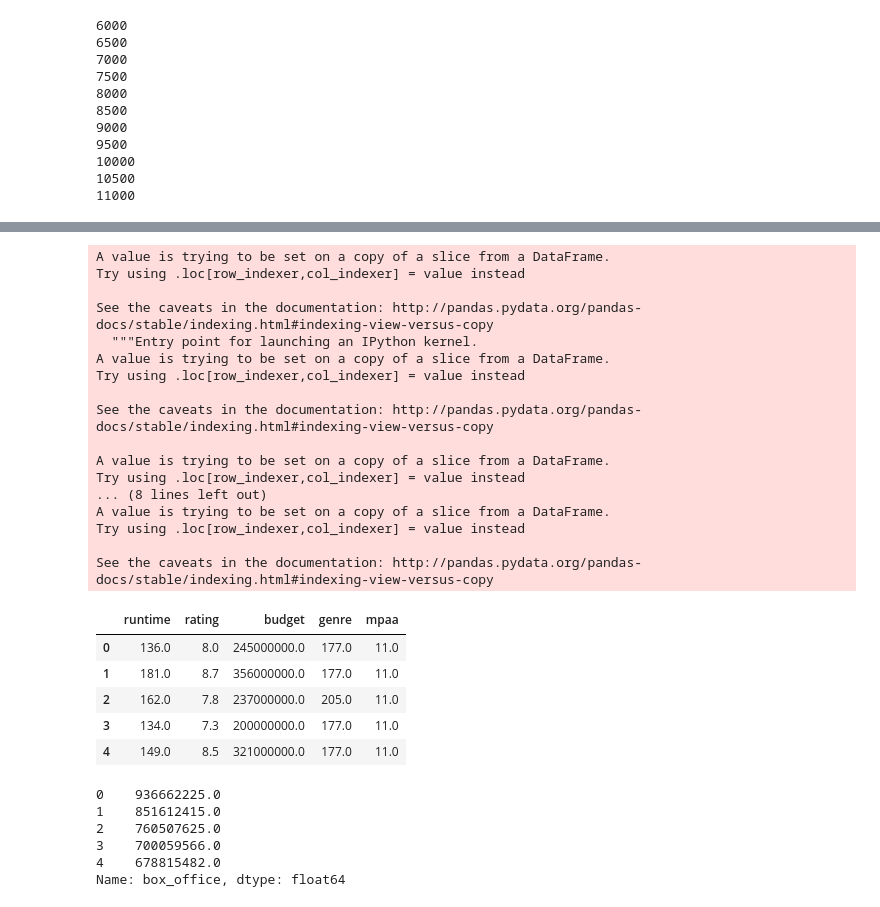
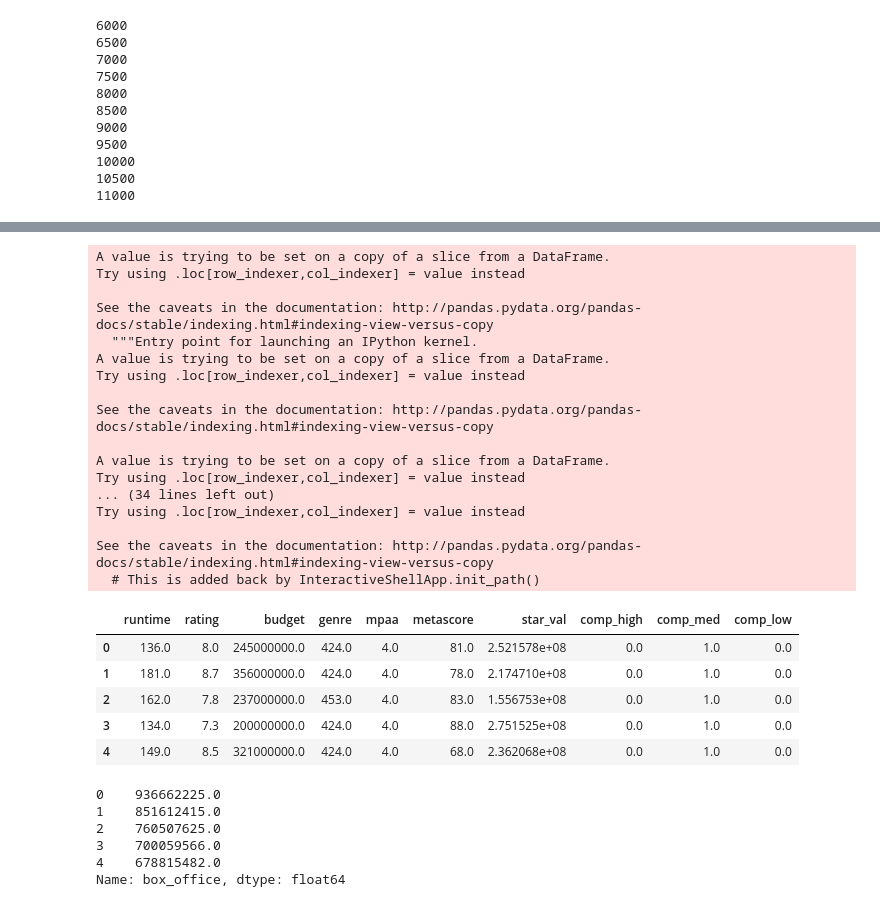
Before and after one commit to F1nalFortune/MLP, a Jupyter notebook: Functional_MLP.ipynb, the cells around one changed output, grey strips where cells are left out. Drawn from its saved outputs; the diff is of its cells as text; code cells hidden in the pictures.

```diff
--- a/Functional_MLP.ipynb
+++ b/Functional_MLP.ipynb
@@ -291,9 +297,9 @@ for val in actor_avg:
 5500
 # %%
 dir_avg = []
-for cast in df['directors']:
+for director in df['directors']:
     counter +=1
-    members = cast.split(",")
+    members = director.split(",")
     dir_avg.append(director_gross(members))
     if counter % 500 == 0:
         print(counter)
@@ -370,4 +376,6 @@ for comp in months:
         comp_med.append(0)
         comp_low.append(1)
     else:
-        print("ERROR", comp)
+        comp_high.append('null')
+        comp_med.append('null')
+        comp_low.append('null')
@@ -385,18 +384,18 @@ df = pd.DataFrame({
     'name': name,
     'box_office': box_office,
     'rating': rating,
-#     'metascore': df['metascore'],
+    'metascore': metascore,
     'runtime': runtime,
     'budget': budget,
     'genre': genre,
     'mpaa': mpaa,
-    'cast':cast,
+#     'cast':cast,
     'star_val':star_feature['star_value'],
     'comp_high': comp_high,
     'comp_med': comp_med,
     'comp_low': comp_low
 })
-df.drop(df[df['release'] == 'null'].index, inplace = True)
+df.drop(df[df['comp_high'] == 'null'].index, inplace = True)
 print(len(df))
 # print("Name: {}".len(df['name']))
 # print("Box Office: {}".len(df['box_office']))
@@ -407,5 +406,5 @@ print(len(df))
 # print("MPAA: {}".len(df['mpaa']))
 # print("Cast: {}".len(df['cast']))
 # print("Star Val: {}".len(df['star_val']))
-df.tail()
+df.head()
 # %% [output]
@@ -422,41 +418,46 @@ df.head()
 # %%
-X = df[["runtime", "rating", "budget", "genre", "mpaa"]]
+X = df[["runtime", "rating", "budget", "genre", "mpaa", "metascore", "star_val", "comp_high", "comp_med", "comp_low"]]
 # %%
 y_train_regression = df['box_office']
 y_train_regression= y_train_regression.astype(np.float)
 # %%
 X['runtime'] = X['runtime'].astype(np.float)
 X['rating'] = X['rating'].astype(np.float)
 X['budget'] = X['budget'].astype(np.float)
 X['genre'] = X['genre'].astype(np.float)
 # X['budget'] = X['budget'].astype(np.float)
 X['mpaa'] = X['mpaa'].astype(np.float)
+X['metascore'] = X['metascore'].astype(np.float)
+X['star_val'] = X['star_val'].astype(np.float)
+X['comp_high'] = X['comp_high'].astype(np.float)
+X['comp_med'] = X['comp_med'].astype(np.float)
+X['comp_low'] = X['comp_low'].astype(np.float)
 
 X.head()
 # %% [output]
 A value is trying to be set on a copy of a slice from a DataFrame.
 Try using .loc[row_indexer,col_indexer] = value instead
 
 See the caveats in the documentation: http://pandas.pydata.org/pandas-docs/stable/indexing.html#indexing-view-versus-copy
   """Entry point for launching an IPython kernel.
 A value is trying to be set on a copy of a slice from a DataFrame.
 Try using .loc[row_indexer,col_indexer] = value instead
 
 See the caveats in the documentation: http://pandas.pydata.org/pandas-docs/stable/indexing.html#indexing-view-versus-copy
 
 A value is trying to be set on a copy of a slice from a DataFrame.
 Try using .loc[row_indexer,col_indexer] = value instead
-... (8 lines left out)
-A value is trying to be set on a copy of a slice from a DataFrame.
+... (34 lines left out)
 Try using .loc[row_indexer,col_indexer] = value instead
 
 See the caveats in the documentation: http://pandas.pydata.org/pandas-docs/stable/indexing.html#indexing-view-versus-copy
+  # This is added back by InteractiveShellApp.init_path()
-|  | runtime | rating | budget | genre | mpaa |
-| 0 | 136.0 | 8.0 | 245000000.0 | 177.0 | 11.0 |
-| 1 | 181.0 | 8.7 | 356000000.0 | 177.0 | 11.0 |
-| 2 | 162.0 | 7.8 | 237000000.0 | 205.0 | 11.0 |
-| 3 | 134.0 | 7.3 | 200000000.0 | 177.0 | 11.0 |
-| 4 | 149.0 | 8.5 | 321000000.0 | 177.0 | 11.0 |
+|  | runtime | rating | budget | genre | mpaa | metascore | star_val | comp_high | comp_med | comp_low |
+| 0 | 136.0 | 8.0 | 245000000.0 | 424.0 | 4.0 | 81.0 | 2.521578e+08 | 0.0 | 1.0 | 0.0 |
+| 1 | 181.0 | 8.7 | 356000000.0 | 424.0 | 4.0 | 78.0 | 2.174710e+08 | 0.0 | 1.0 | 0.0 |
+| 2 | 162.0 | 7.8 | 237000000.0 | 453.0 | 4.0 | 83.0 | 1.556753e+08 | 0.0 | 1.0 | 0.0 |
+| 3 | 134.0 | 7.3 | 200000000.0 | 424.0 | 4.0 | 88.0 | 2.751525e+08 | 0.0 | 1.0 | 0.0 |
+| 4 | 149.0 | 8.5 | 321000000.0 | 424.0 | 4.0 | 68.0 | 2.362068e+08 | 0.0 | 1.0 | 0.0 |
 # %%
 y_train_regression.head()
 # %% [output]
```
Also changed, not shown: parts of 24 cells of this notebook.
